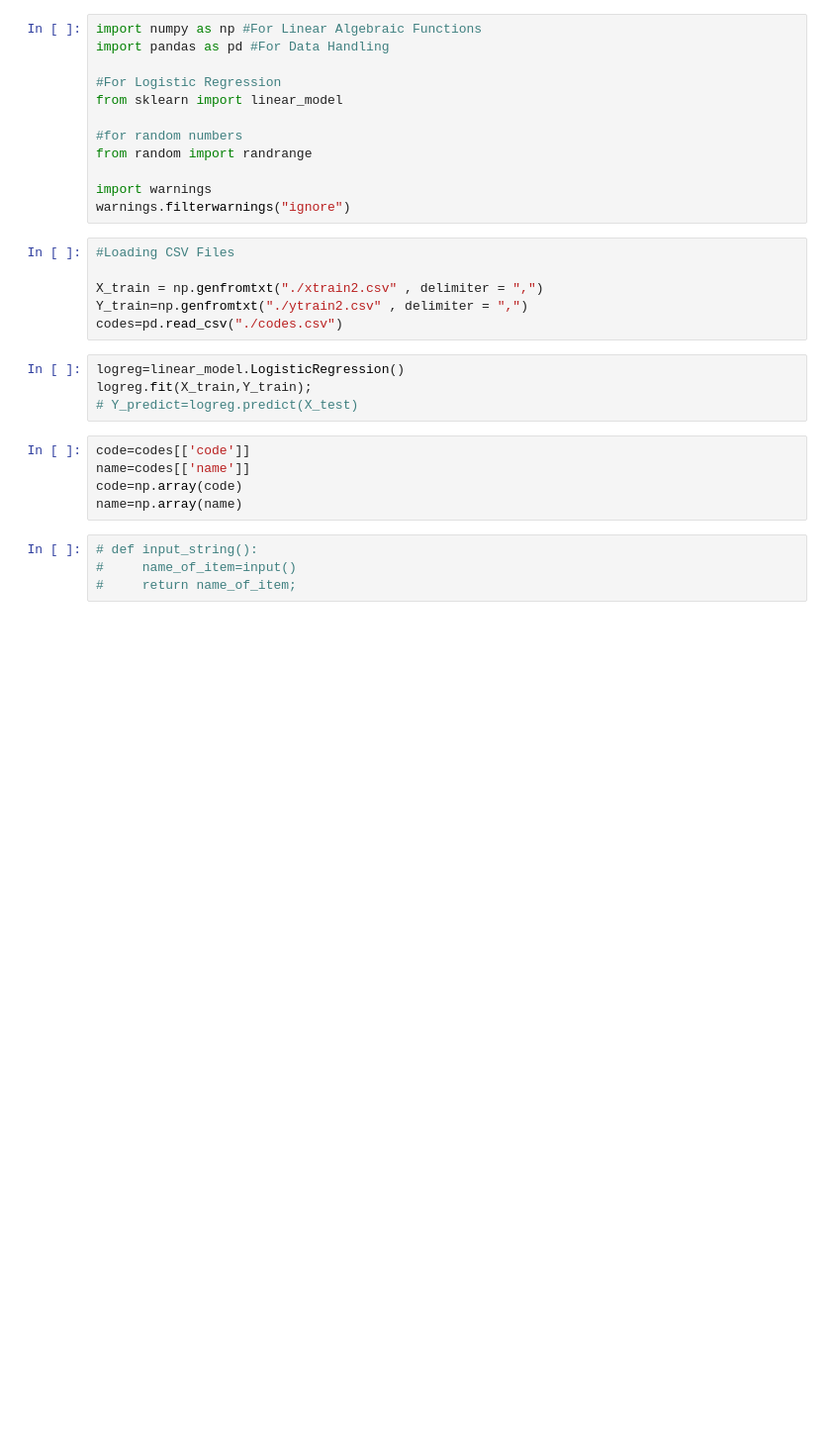
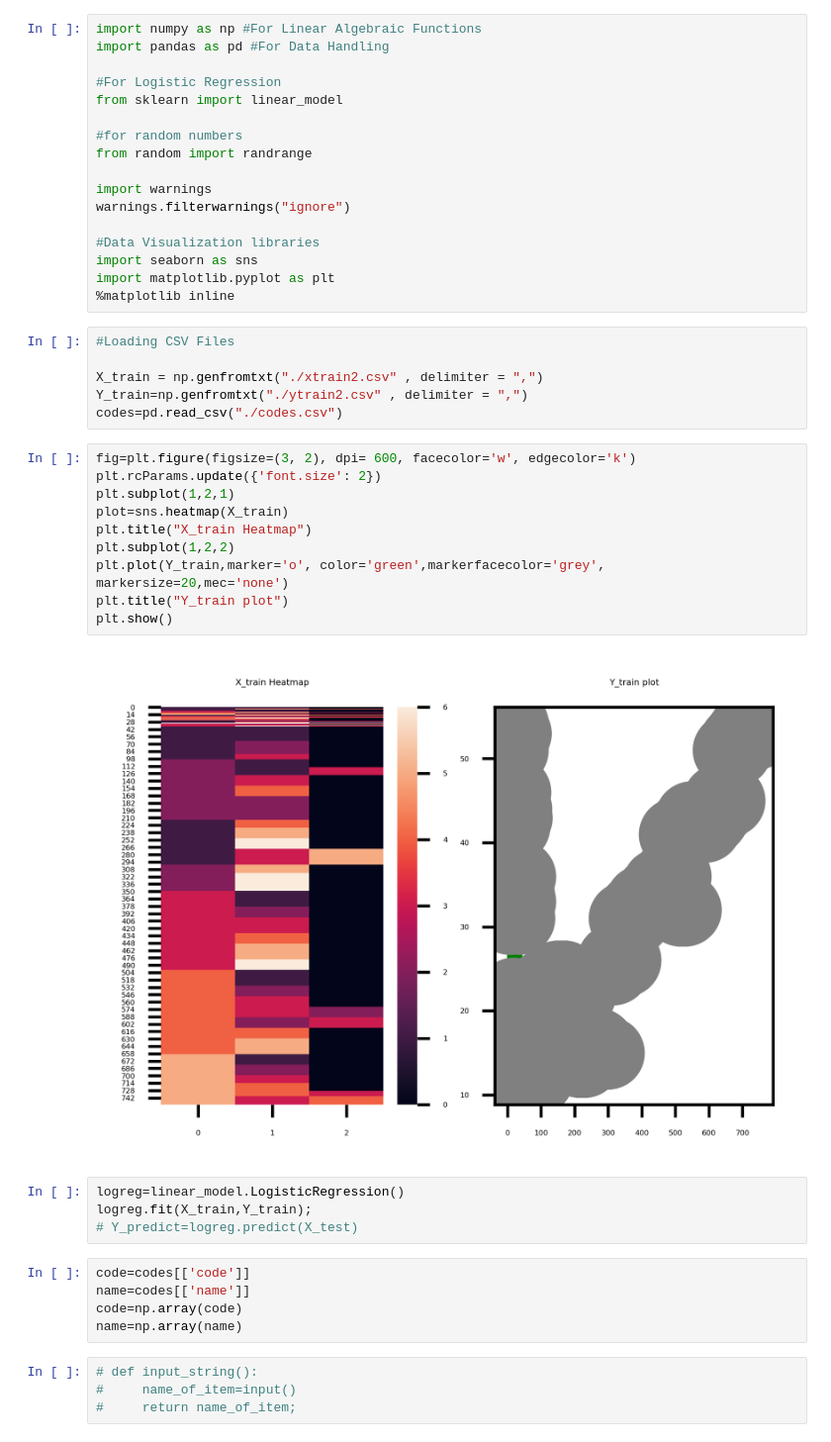
Before and after one commit to himanshu010/recommendation-model, a Jupyter notebook: recommendation-model.ipynb, the cells around one changed output. Shown: that part at 99% size. Cells and saved outputs as stored; diff of their text form; blank space fills up the shorter version.

```diff
--- a/recommendation-model.ipynb
+++ b/recommendation-model.ipynb
@@ -10,12 +10,29 @@ from random import randrange
 
 import warnings
 warnings.filterwarnings("ignore")
+
+#Data Visualization libraries
+import seaborn as sns
+import matplotlib.pyplot as plt
+%matplotlib inline
 # %%
 #Loading CSV Files
 
 X_train = np.genfromtxt("./xtrain2.csv" , delimiter = ",")
 Y_train=np.genfromtxt("./ytrain2.csv" , delimiter = ",")
 codes=pd.read_csv("./codes.csv")
+# %%
+fig=plt.figure(figsize=(3, 2), dpi= 600, facecolor='w', edgecolor='k')
+plt.rcParams.update({'font.size': 2})
+plt.subplot(1,2,1)
+plot=sns.heatmap(X_train)
+plt.title("X_train Heatmap")
+plt.subplot(1,2,2)
+plt.plot(Y_train,marker='o', color='green',markerfacecolor='grey', markersize=20,mec='none')
+plt.title("Y_train plot")
+plt.show()
+# %% [output]
+[figure, added]
 # %%
 logreg=linear_model.LogisticRegression()
 logreg.fit(X_train,Y_train);
```
Also changed, not shown: parts of 2 cells of this notebook, 3 other files.
